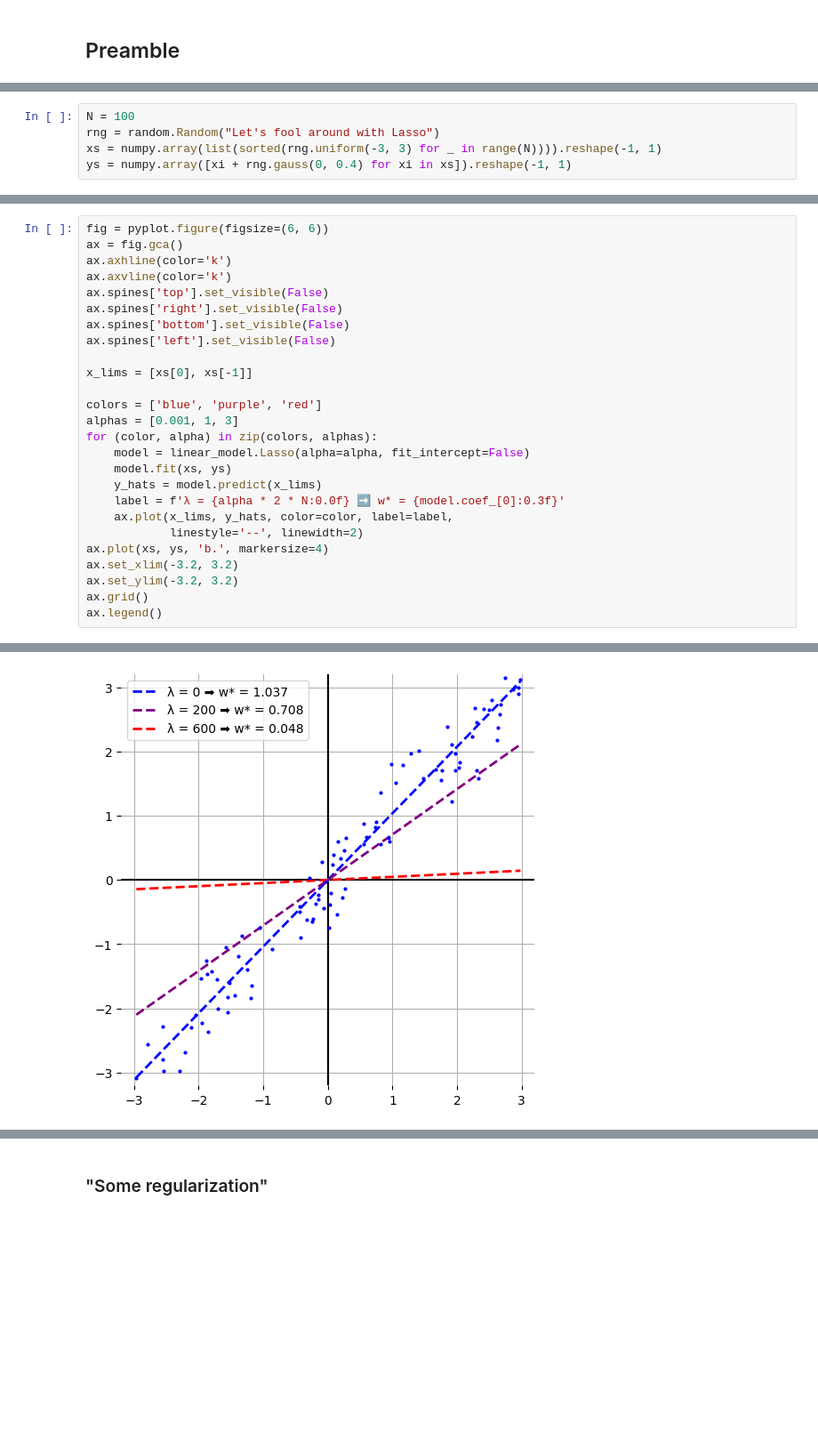
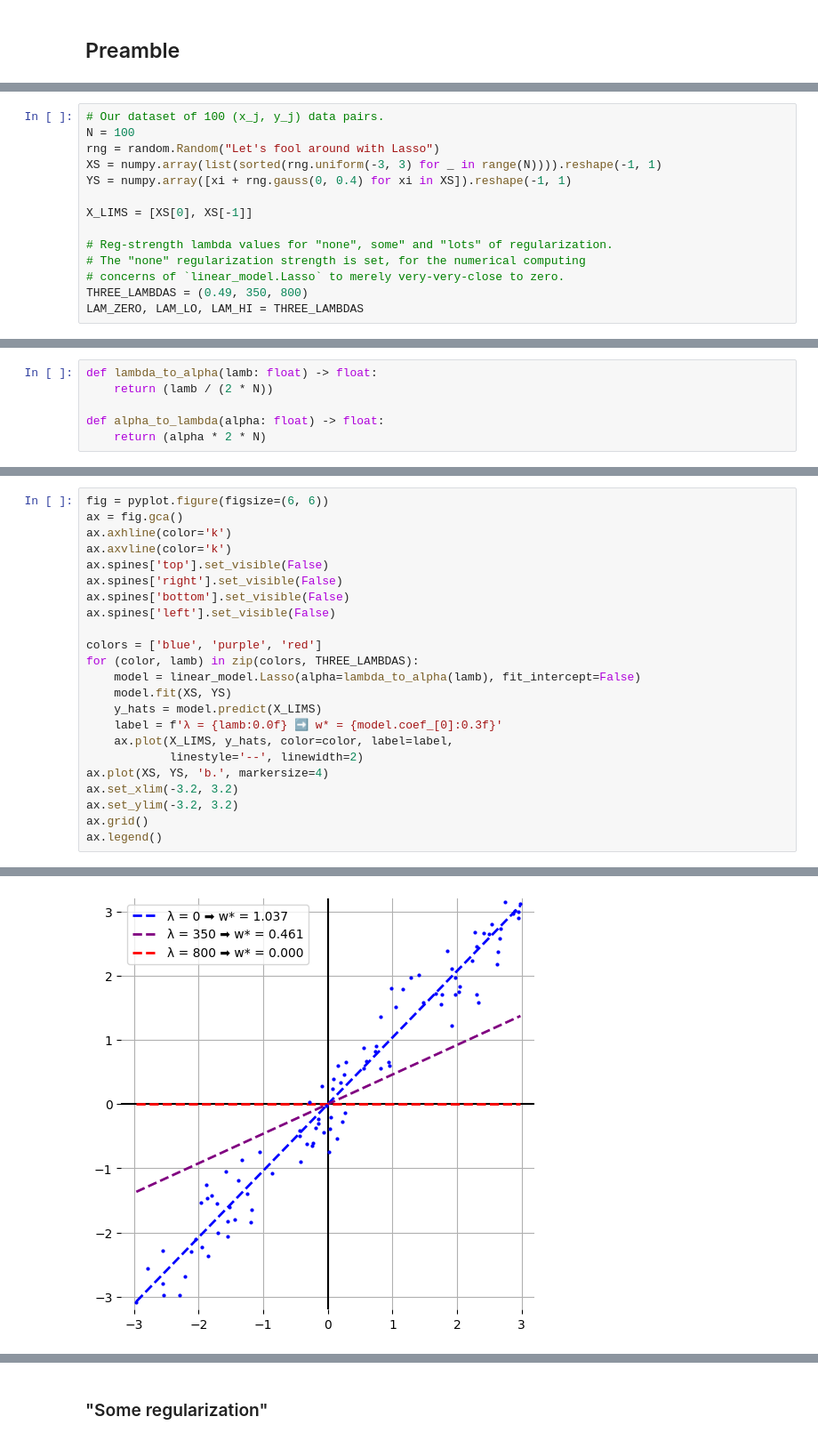
Before and after one commit to bgawalt/blog, a Jupyter notebook: content/jupyter/0004-lasso.ipynb, the cells around one changed output, grey strips where cells are left out. Shown at 89% size. Cells and saved outputs as stored; diff of their text form; blank space fills up the shorter version.

```diff
--- a/content/jupyter/0004-lasso.ipynb
+++ b/content/jupyter/0004-lasso.ipynb
@@ -14,5 +11,14 @@ from sklearn import linear_model
 # %%
+# Our dataset of 100 (x_j, y_j) data pairs.
 N = 100
 rng = random.Random("Let's fool around with Lasso")
-xs = numpy.array(list(sorted(rng.uniform(-3, 3) for _ in range(N)))).reshape(-1, 1)
-ys = numpy.array([xi + rng.gauss(0, 0.4) for xi in xs]).reshape(-1, 1)
+XS = numpy.array(list(sorted(rng.uniform(-3, 3) for _ in range(N)))).reshape(-1, 1)
+YS = numpy.array([xi + rng.gauss(0, 0.4) for xi in XS]).reshape(-1, 1)
+
+X_LIMS = [XS[0], XS[-1]]
+
+# Reg-strength lambda values for "none", some" and "lots" of regularization.
+# The "none" regularization strength is set, for the numerical computing
+# concerns of `linear_model.Lasso` to merely very-very-close to zero.
+THREE_LAMBDAS = (0.49, 350, 800)
+LAM_ZERO, LAM_LO, LAM_HI = THREE_LAMBDAS
@@ -18,0 +45,6 @@ ys = numpy.array([xi + rng.gauss(0, 0.4) for xi in xs]).reshape(-1, 1)
+# %%
+def lambda_to_alpha(lamb: float) -> float:
+    return (lamb / (2 * N))
+
+def alpha_to_lambda(alpha: float) -> float:
+    return (alpha * 2 * N)
@@ -19,32 +53,29 @@ ys = numpy.array([xi + rng.gauss(0, 0.4) for xi in xs]).reshape(-1, 1)
 # %%
 fig = pyplot.figure(figsize=(6, 6))
 ax = fig.gca()
 ax.axhline(color='k')
 ax.axvline(color='k')
 ax.spines['top'].set_visible(False)
 ax.spines['right'].set_visible(False)
 ax.spines['bottom'].set_visible(False)
 ax.spines['left'].set_visible(False)
 
-x_lims = [xs[0], xs[-1]]
-
 colors = ['blue', 'purple', 'red']
-alphas = [0.001, 1, 3]
-for (color, alpha) in zip(colors, alphas):
-    model = linear_model.Lasso(alpha=alpha, fit_intercept=False)
-    model.fit(xs, ys)
-    y_hats = model.predict(x_lims)
-    label = f'λ = {alpha * 2 * N:0.0f} ➡️ w* = {model.coef_[0]:0.3f}'
-    ax.plot(x_lims, y_hats, color=color, label=label,
+for (color, lamb) in zip(colors, THREE_LAMBDAS):
+    model = linear_model.Lasso(alpha=lambda_to_alpha(lamb), fit_intercept=False)
+    model.fit(XS, YS)
+    y_hats = model.predict(X_LIMS)
+    label = f'λ = {lamb:0.0f} ➡️ w* = {model.coef_[0]:0.3f}'
+    ax.plot(X_LIMS, y_hats, color=color, label=label,
             linestyle='--', linewidth=2)
-ax.plot(xs, ys, 'b.', markersize=4)
+ax.plot(XS, YS, 'b.', markersize=4)
 ax.set_xlim(-3.2, 3.2)
 ax.set_ylim(-3.2, 3.2)
 ax.grid()
 ax.legend()
 # %% [output]
 <matplotlib.legend.Legend at 0x...>
-[figure, old version]
+[figure, new version]
 # %%
 fig = pyplot.figure(figsize=(5, 4))
 ax = fig.gca()
```
Also changed, not shown: parts of 15 cells of this notebook, 2 other files.
